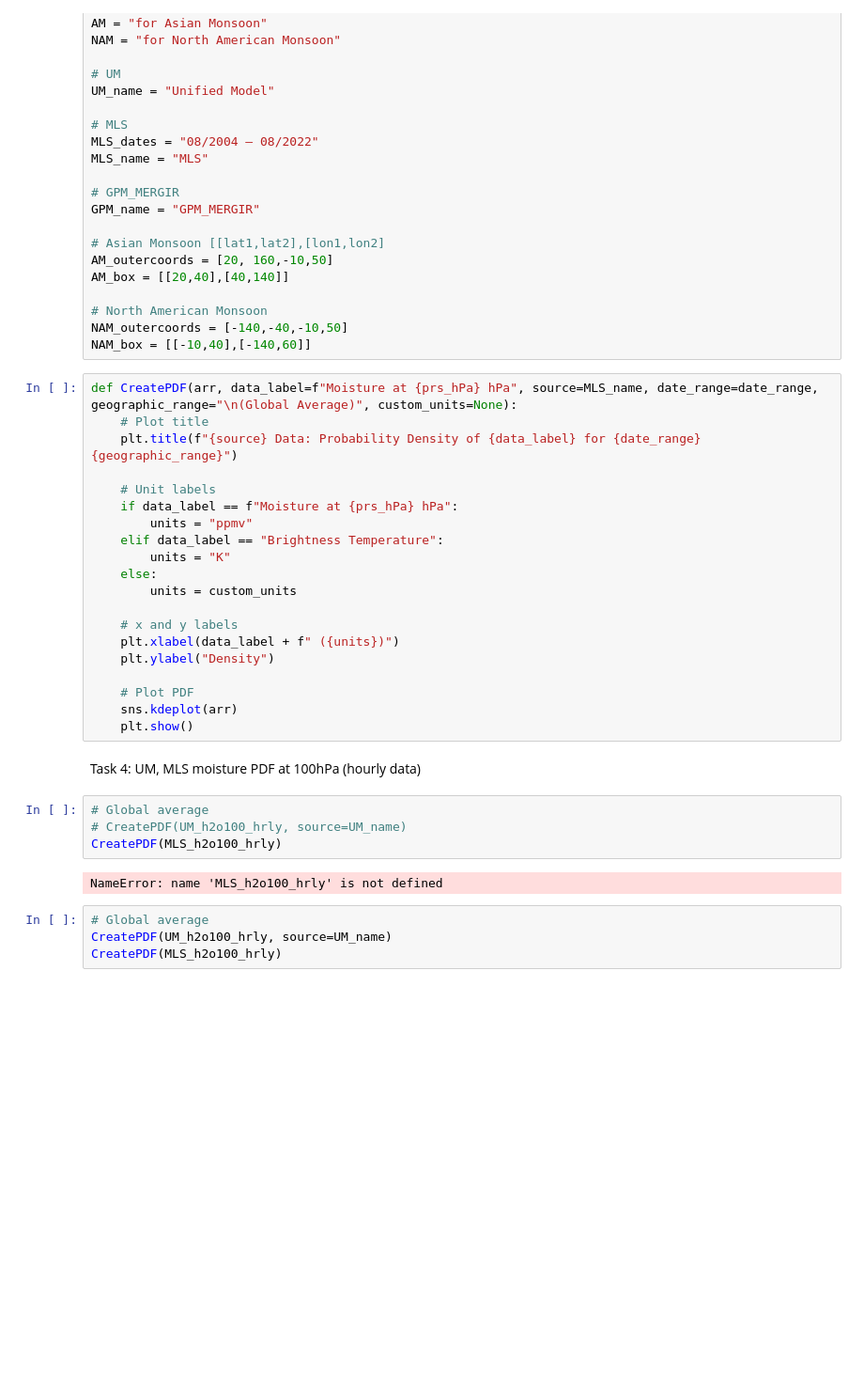
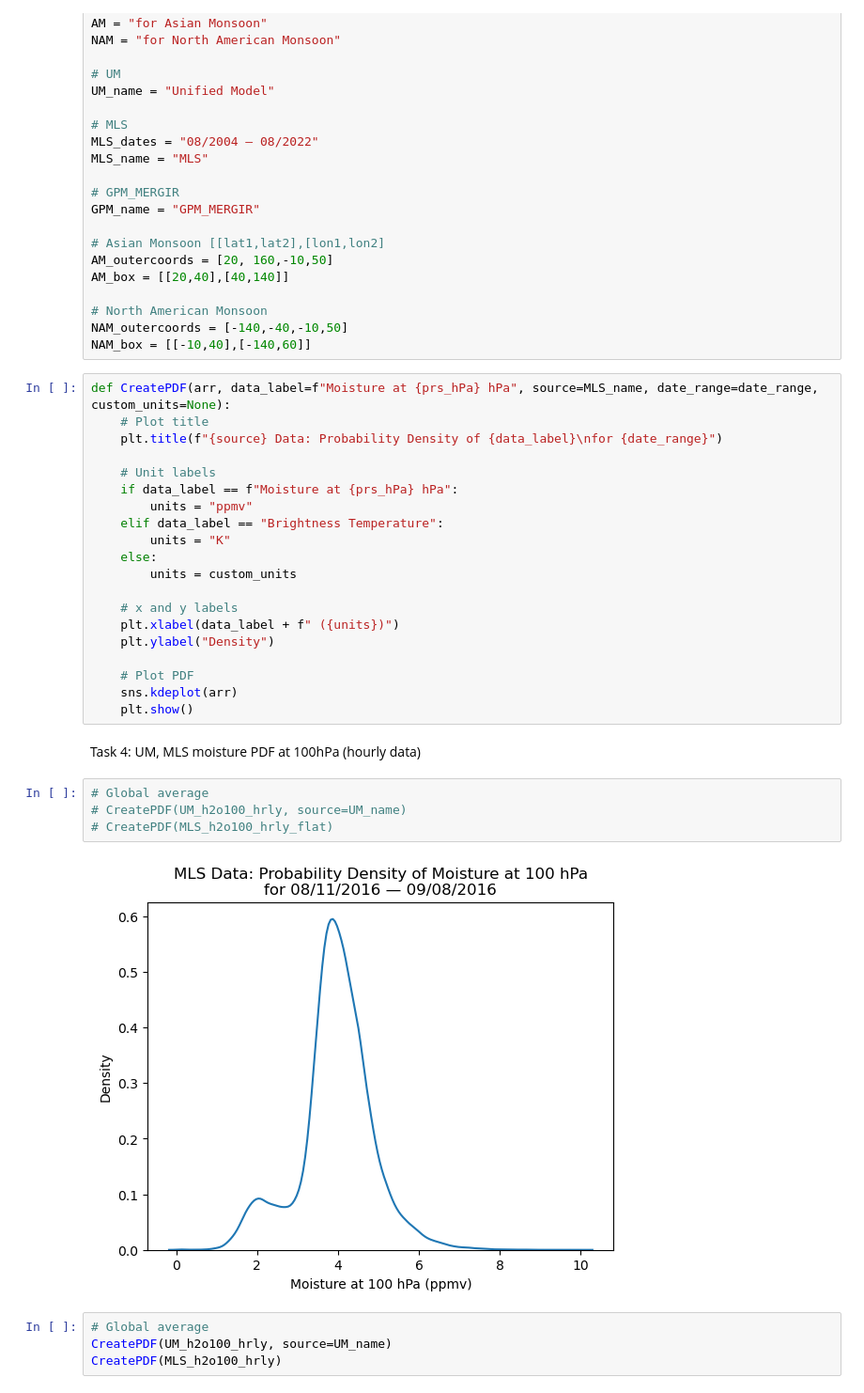
Before and after one commit to sierrastevnson/JPL-DeepConvection, a Jupyter notebook: Tasks/Code/tasks4_5_UM_MLS_GPM_PDFs.ipynb, the cells around one changed output. Shown: that part at 94% size. Cells and saved outputs as stored; diff of their text form; blank space fills up the shorter version.

```diff
--- a/Tasks/Code/tasks4_5_UM_MLS_GPM_PDFs.ipynb
+++ b/Tasks/Code/tasks4_5_UM_MLS_GPM_PDFs.ipynb
@@ -255,9 +268,9 @@ AM_box = [[20,40],[40,140]]
 NAM_outercoords = [-140,-40,-10,50]
 NAM_box = [[-10,40],[-140,60]]
 # %%
-def CreatePDF(arr, data_label=f"Moisture at {prs_hPa} hPa", source=MLS_name, date_range=date_range, geographic_range="\n(Global Average)", custom_units=None):
+def CreatePDF(arr, data_label=f"Moisture at {prs_hPa} hPa", source=MLS_name, date_range=date_range, custom_units=None):
     # Plot title
-    plt.title(f"{source} Data: Probability Density of {data_label} for {date_range} {geographic_range}")
+    plt.title(f"{source} Data: Probability Density of {data_label}\nfor {date_range}")
 
     # Unit labels
     if data_label == f"Moisture at {prs_hPa} hPa":
@@ -279,9 +292,9 @@ Task 4: UM, MLS moisture PDF at 100hPa (hourly data)
 # %%
 # Global average
 # CreatePDF(UM_h2o100_hrly, source=UM_name)
-CreatePDF(MLS_h2o100_hrly)
+# CreatePDF(MLS_h2o100_hrly_flat)
 # %% [output]
-NameError: name 'MLS_h2o100_hrly' is not defined
+[figure, added]
 # %%
 # Global average
 CreatePDF(UM_h2o100_hrly, source=UM_name)
```
Also changed, not shown: parts of 6 cells of this notebook, 5 other files.
